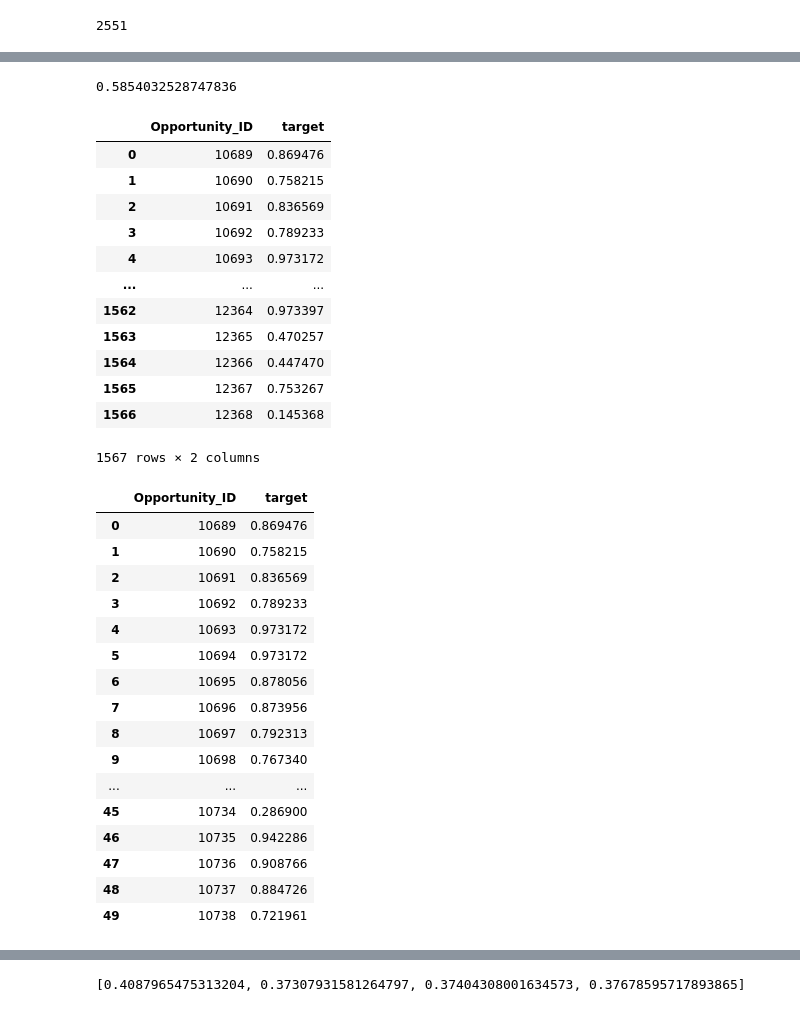
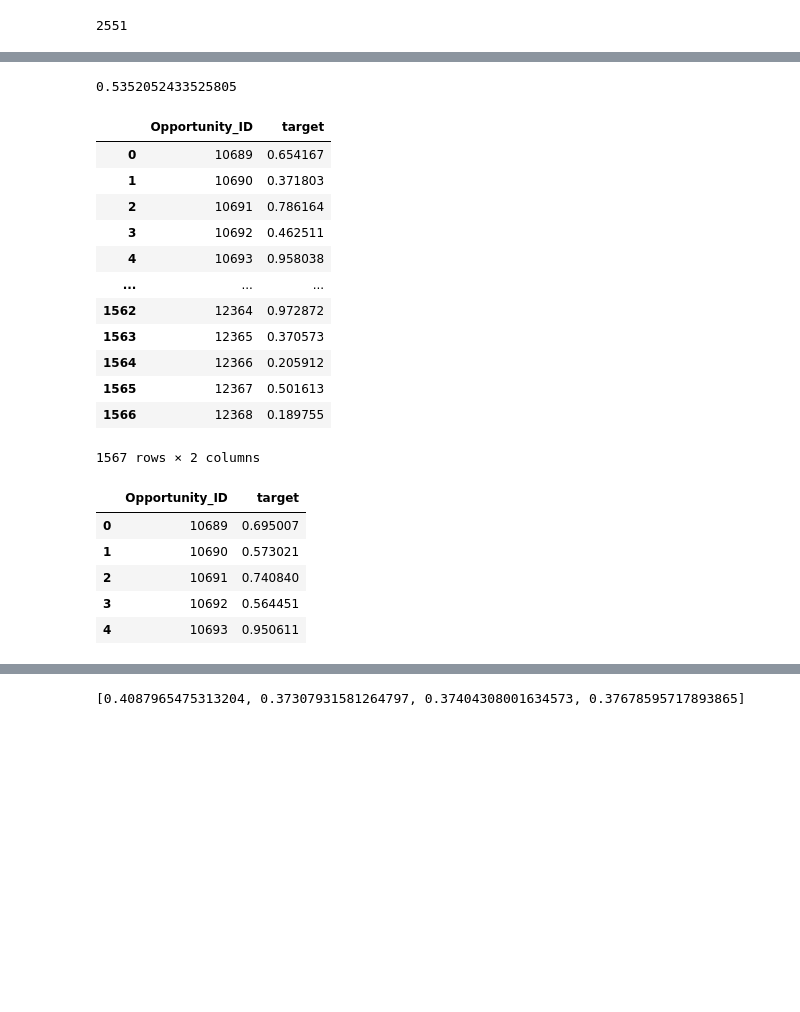
Before and after one commit to miguelAfonzalida/TP2_Orga_Datos_2C-2020, a Jupyter notebook: LGBM_lebel_encoding_ultimo.ipynb, the cells around one changed output, grey strips where cells are left out. Drawn from its saved outputs; the diff is of its cells as text; code cells hidden in the pictures; blank space fills up the shorter version.

```diff
--- a/LGBM_lebel_encoding_ultimo.ipynb
+++ b/LGBM_lebel_encoding_ultimo.ipynb
@@ -24,7 +30,7 @@ warnings.simplefilter(action='ignore')
 # %%
-test = pd.read_csv('test_listo.csv')
-train = pd.read_csv('train_listo.csv')
+test = pd.read_csv('https://raw.githubusercontent.com/miguelAfonzalida/TP2_Orga_Datos_2C-2020/main/test_listo.csv?token=AG4D7WDC7C5627Q6R2REHRLAIUUMC')
+train = pd.read_csv('https://raw.githubusercontent.com/miguelAfonzalida/TP2_Orga_Datos_2C-2020/main/train_listo.csv?token=AG4D7WHNWUJ3XBEH4D2AALDAIUULC')
 # %%
-#train = train.drop_duplicates(subset='Opportunity_ID',keep='first')
-#test = test.drop_duplicates(subset='Opportunity_ID',keep='first')
+train = train.drop_duplicates(subset='Opportunity_ID',keep='first')
+test = test.drop_duplicates(subset='Opportunity_ID',keep='first')
 df = pd.concat([train,test])
@@ -354,5 +138,5 @@ Name: Stage, dtype: int64
 # %%
-train_pos= train.loc[train['Stage']==1,:].sample(7315)
-train_neg = train.loc[train['Stage']==0,:].sample(7315)
+train_pos= train.loc[train['Stage']==1,:].sample(4687)
+train_neg = train.loc[train['Stage']==0,:].sample(4687)
 train=pd.concat([train_pos,train_neg]).drop_duplicates(keep=False)
 train= shuffle(train)
@@ -463,5 +236,3 @@ model.best_params_
-# %%
-gbm = lgb.LGBMClassifier()
 # %%
 gbm.fit(x_train[features], y_train)
 # %% [output]
@@ -548,22 +307,22 @@ test[['Opportunity_ID', 'target']]
 # %%
 test['target'].mean()
 # %% [output]
-0.5854032528747836
+0.5352052433525805
 # %%
 test.groupby(['Opportunity_ID'], as_index=False)['target'].mean()[['Opportunity_ID', 'target']]
 # %% [output]
 |  | Opportunity_ID | target |
-| 0 | 10689 | 0.869476 |
-| 1 | 10690 | 0.758215 |
-| 2 | 10691 | 0.836569 |
-| 3 | 10692 | 0.789233 |
-| 4 | 10693 | 0.973172 |
+| 0 | 10689 | 0.654167 |
+| 1 | 10690 | 0.371803 |
+| 2 | 10691 | 0.786164 |
+| 3 | 10692 | 0.462511 |
+| 4 | 10693 | 0.958038 |
 | ... | ... | ... |
-| 1562 | 12364 | 0.973397 |
-| 1563 | 12365 | 0.470257 |
-| 1564 | 12366 | 0.447470 |
-| 1565 | 12367 | 0.753267 |
-| 1566 | 12368 | 0.145368 |
+| 1562 | 12364 | 0.972872 |
+| 1563 | 12365 | 0.370573 |
+| 1564 | 12366 | 0.205912 |
+| 1565 | 12367 | 0.501613 |
+| 1566 | 12368 | 0.189755 |
 1567 rows × 2 columns
 # %%
 #test =test[['ID']]
@@ -571,22 +330,11 @@ test.groupby(['Opportunity_ID'], as_index=False)['target'].mean()[['Opportunity_
 # %%
 test =test.groupby(['Opportunity_ID'], as_index=False)['target'].mean()[['Opportunity_ID', 'target']]
 # %%
-test.head(50)
+test.head()
 # %% [output]
 |  | Opportunity_ID | target |
-| 0 | 10689 | 0.869476 |
-| 1 | 10690 | 0.758215 |
-| 2 | 10691 | 0.836569 |
-| 3 | 10692 | 0.789233 |
-| 4 | 10693 | 0.973172 |
-| 5 | 10694 | 0.973172 |
-| 6 | 10695 | 0.878056 |
-| 7 | 10696 | 0.873956 |
-| 8 | 10697 | 0.792313 |
-| 9 | 10698 | 0.767340 |
-| ... | ... | ... |
-| 45 | 10734 | 0.286900 |
-| 46 | 10735 | 0.942286 |
-| 47 | 10736 | 0.908766 |
-| 48 | 10737 | 0.884726 |
-| 49 | 10738 | 0.721961 |
+| 0 | 10689 | 0.695007 |
+| 1 | 10690 | 0.573021 |
+| 2 | 10691 | 0.740840 |
+| 3 | 10692 | 0.564451 |
+| 4 | 10693 | 0.950611 |
```
Also changed, not shown: parts of 48 cells of this notebook.
